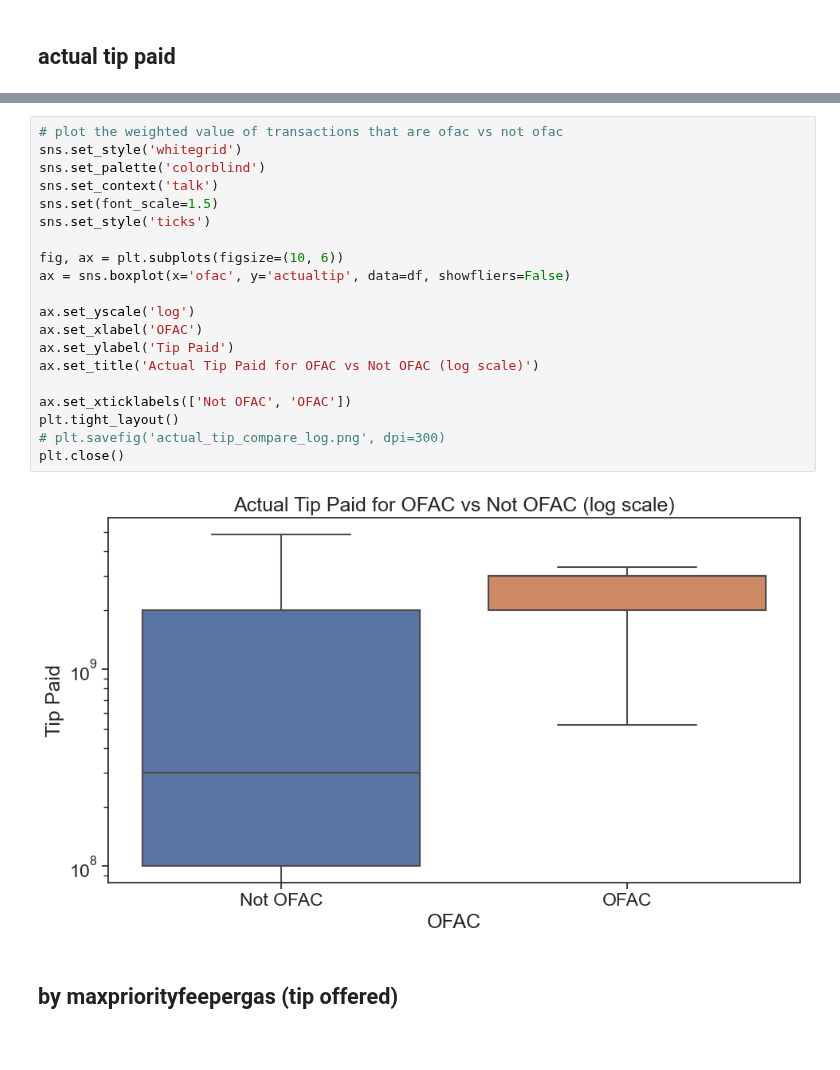
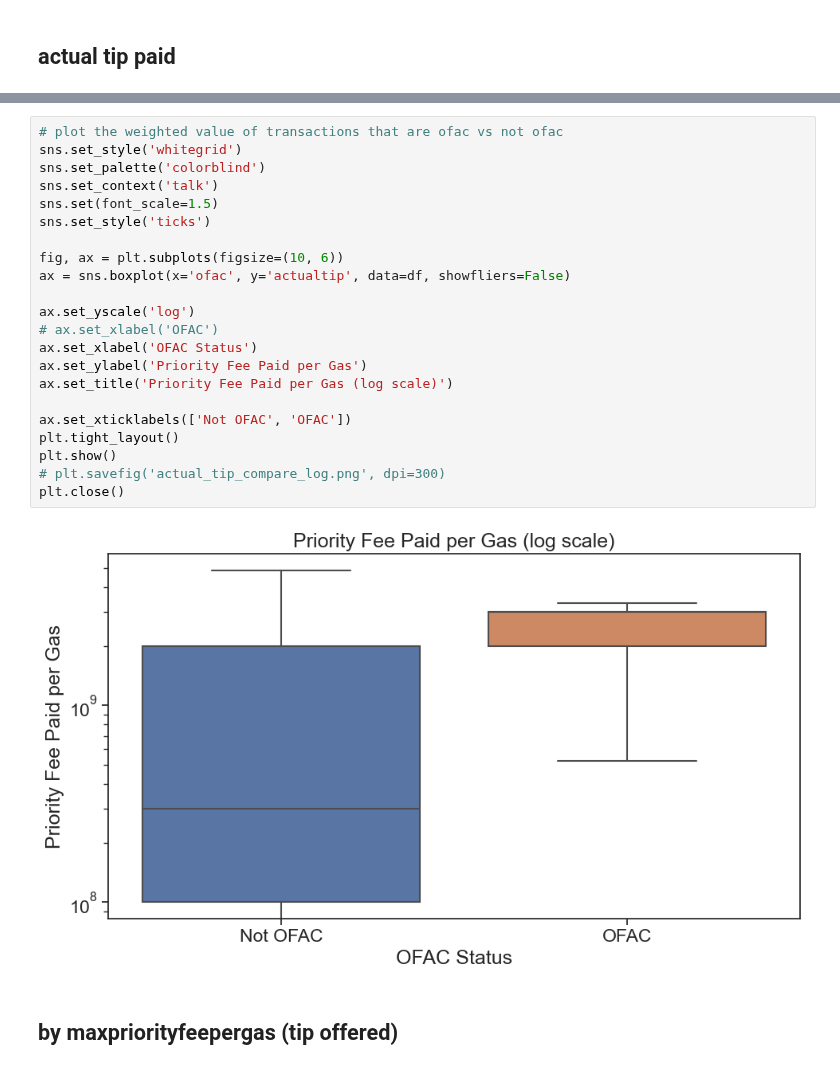
Before and after one commit to krzhang/camcos, a Jupyter notebook: CAMCOS_2023F/Data_Exploration/ofac/blockpending_dist_comparison.ipynb, the cells around one changed output, grey strips where cells are left out. Saved outputs shown, nothing was run; the diff lists cells and outputs as text.

```diff
--- a/CAMCOS_2023F/Data_Exploration/ofac/blockpending_dist_comparison.ipynb
+++ b/CAMCOS_2023F/Data_Exploration/ofac/blockpending_dist_comparison.ipynb
@@ -155,25 +156,27 @@ plt.close()
 # %%
 # plot the weighted value of transactions that are ofac vs not ofac
 sns.set_style('whitegrid')
 sns.set_palette('colorblind')
 sns.set_context('talk')
 sns.set(font_scale=1.5)
 sns.set_style('ticks')
 
 fig, ax = plt.subplots(figsize=(10, 6))
 ax = sns.boxplot(x='ofac', y='actualtip', data=df, showfliers=False)
 
 ax.set_yscale('log')
-ax.set_xlabel('OFAC')
-ax.set_ylabel('Tip Paid')
-ax.set_title('Actual Tip Paid for OFAC vs Not OFAC (log scale)')
+# ax.set_xlabel('OFAC')
+ax.set_xlabel('OFAC Status')
+ax.set_ylabel('Priority Fee Paid per Gas')
+ax.set_title('Priority Fee Paid per Gas (log scale)')
 
 ax.set_xticklabels(['Not OFAC', 'OFAC'])
 plt.tight_layout()
+plt.show()
 # plt.savefig('actual_tip_compare_log.png', dpi=300)
 plt.close()
 # %% [output]
-[figure, old version]
+[figure, new version]
 # %% [markdown]
 ## by maxpriorityfeepergas (tip offered)
 # %%
```
Also changed, not shown: parts of 7 cells of this notebook.
